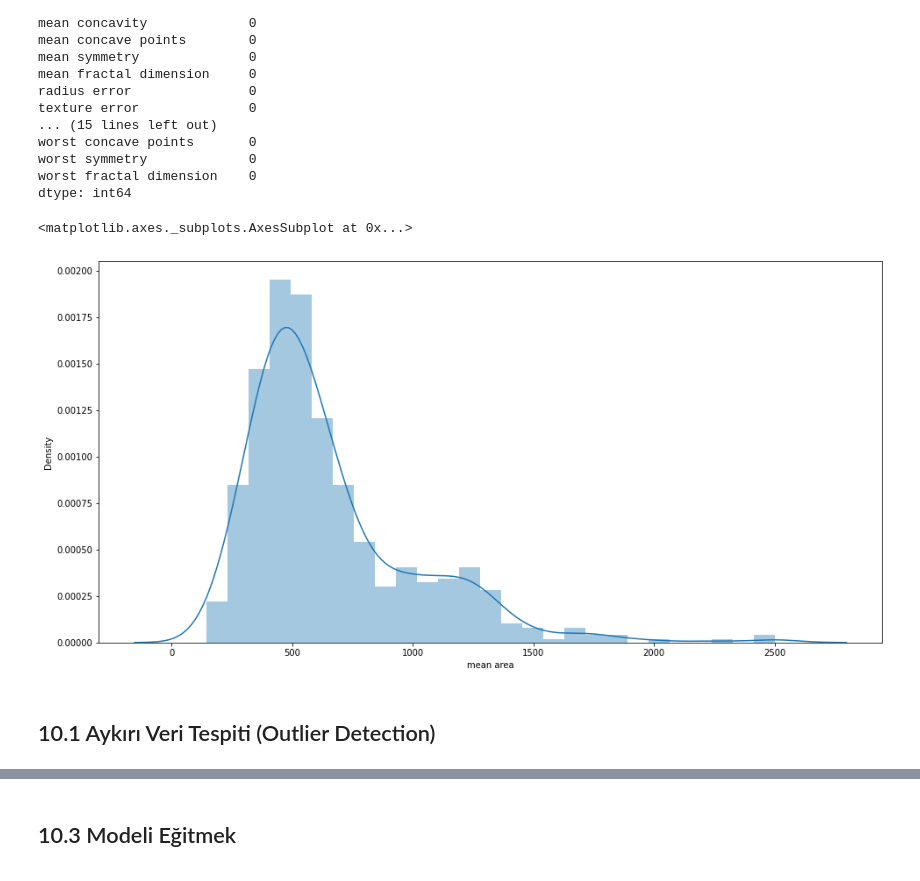
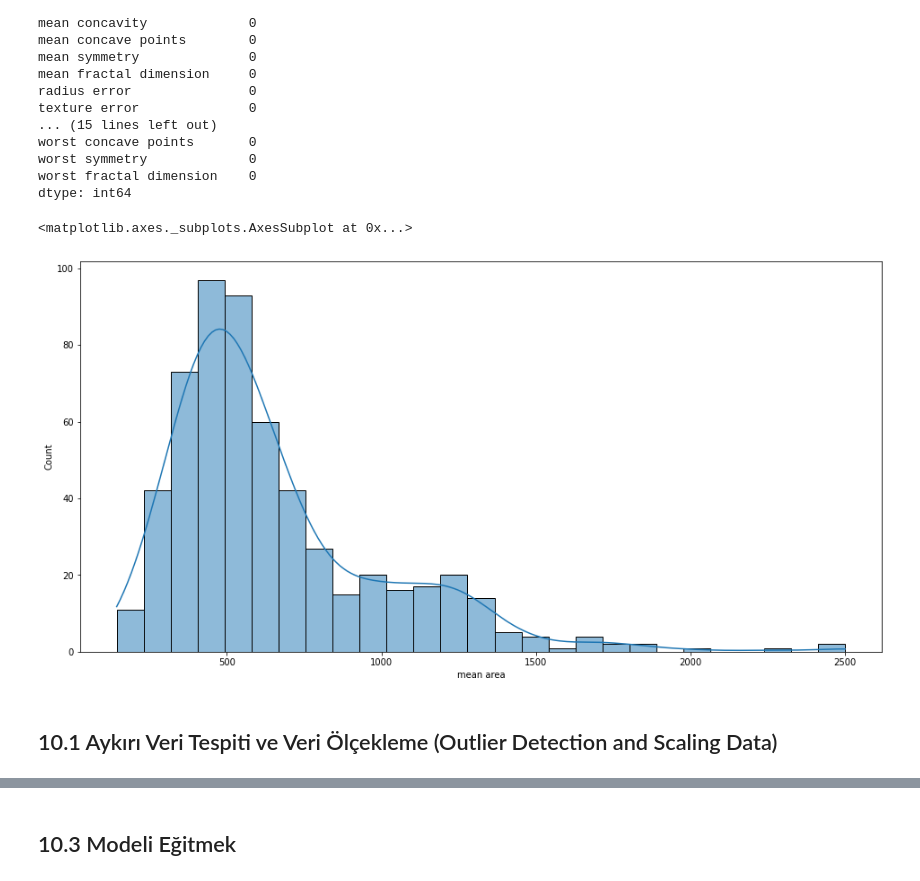
Before and after one commit to gaih/introduction-to-machine-learning, a Jupyter notebook: Day_3_Classification.ipynb, the cells around one changed output, grey strips where cells are left out. Cells and saved outputs as stored; diff of their text form; code cells hidden in the pictures.

```diff
--- a/Day_3_Classification.ipynb
+++ b/Day_3_Classification.ipynb
@@ -255,10 +255,10 @@ import seaborn as sns
 import matplotlib.pyplot as plt
 # %%
 plt.figure(figsize=(16, 8))
-sns.distplot(df["mean area"])
+sns.histplot(df["mean area"], kde=True)
 # %% [output]
 <matplotlib.axes._subplots.AxesSubplot at 0x...>
-[figure, old version]
+[figure, new version]
 # %% [markdown]
-## 10.1 Aykırı Veri Tespiti (Outlier Detection)
+## 10.1 Aykırı Veri Tespiti ve Veri Ölçekleme (Outlier Detection and Scaling Data)
 # %%
```
Also changed, not shown: parts of 19 cells of this notebook.
